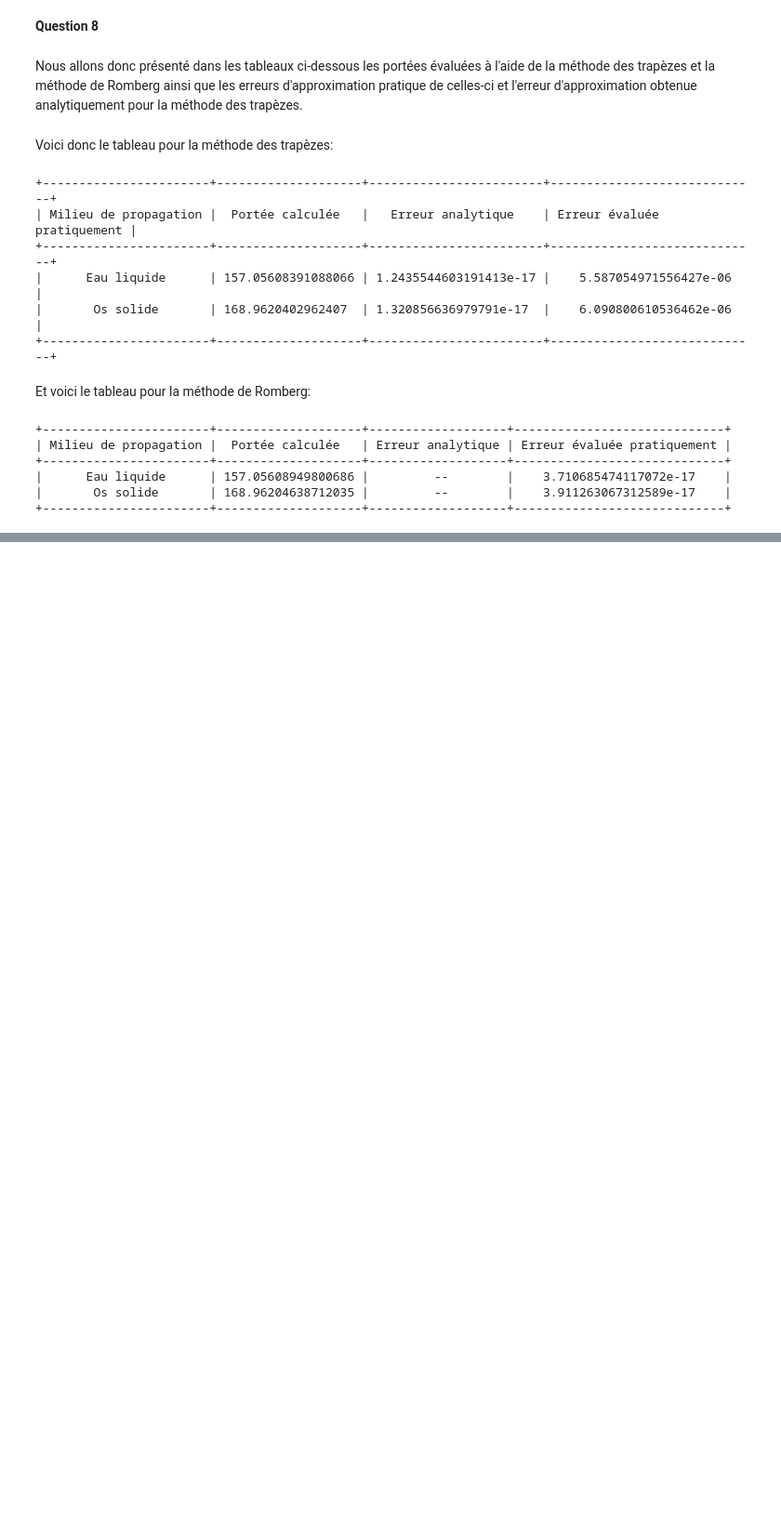
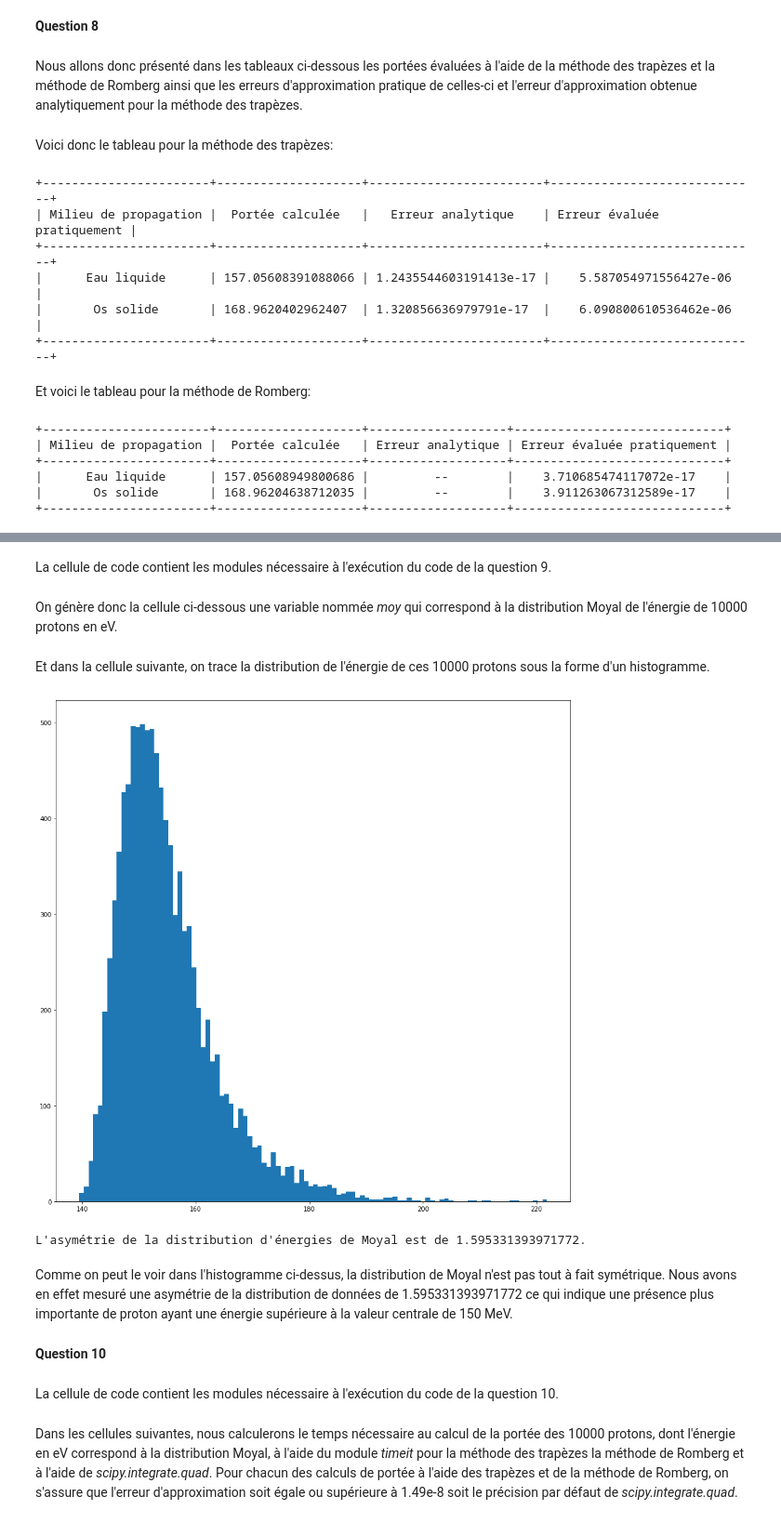
Before and after one commit to lb0918/TP1-de-physnum, a Jupyter notebook: Propre.ipynb, the cells around one changed output, grey strips where cells are left out. Shown: that part at 93% size. Drawn from its saved outputs; the diff is of its cells as text; code cells hidden in the pictures; blank space fills up the shorter version.

```diff
--- a/Propre.ipynb
+++ b/Propre.ipynb
@@ -627,0 +637,2 @@ Pour la production de chacun des résultats ci-haut, nous avons utilisé 2048 tr
+# %% [markdown]
+La cellule de code contient les modules nécessaire à l'exécution du code de la question 9.
@@ -627,0 +642,21 @@ Pour la production de chacun des résultats ci-haut, nous avons utilisé 2048 tr
+# %% [markdown]
+On génère donc la cellule ci-dessous une variable nommée *moy* qui correspond à la distribution Moyal de l'énergie de 10000 protons en eV.
+# %%
+moy = moyal(loc = 150, scale = 4).rvs(size = 10000)
+# %% [markdown]
+Et dans la cellule suivante, on trace la distribution de l'énergie de ces 10000 protons sous la forme d'un histogramme.
+# %%
+plt.figure(figsize = (15, 15))
+plt.hist((np.array(moy)), bins = 100)
+plt.show()
+a = skew(moy)
+print('''L'asymétrie de la distribution d'énergies de Moyal est de '''+str(a)+'.')
+# %% [output]
+[figure, added]
+L'asymétrie de la distribution d'énergies de Moyal est de 1.595331393971772.
+# %% [markdown]
+Comme on peut le voir dans l'histogramme ci-dessus, la distribution de Moyal n'est pas tout à fait symétrique. Nous avons en effet mesuré une asymétrie de la distribution de données de 1.595331393971772 ce qui indique une présence plus importante de proton ayant une énergie supérieure à la valeur centrale de 150 MeV.
+# %% [markdown]
+**Question 10**
+# %% [markdown]
+La cellule de code contient les modules nécessaire à l'exécution du code de la question 10.
@@ -627,0 +665,2 @@ Pour la production de chacun des résultats ci-haut, nous avons utilisé 2048 tr
+# %% [markdown]
+Dans les cellules suivantes, nous calculerons le temps nécessaire au calcul de la portée des 10000 protons, dont l'énergie en eV correspond à la distribution Moyal, à l'aide du module *timeit* pour la méthode des trapèzes la méthode de Romberg et à l'aide de *scipy.integrate.quad*. Pour chacun des calculs de portée à l'aide des trapèzes et de la méthode de Romberg, on s'assure que l'erreur d'approximation soit égale ou supérieure à 1.49e-8 soit le précision par défaut de *scipy.integrate.quad*.
```
Also changed, not shown: parts of 15 cells of this notebook.
